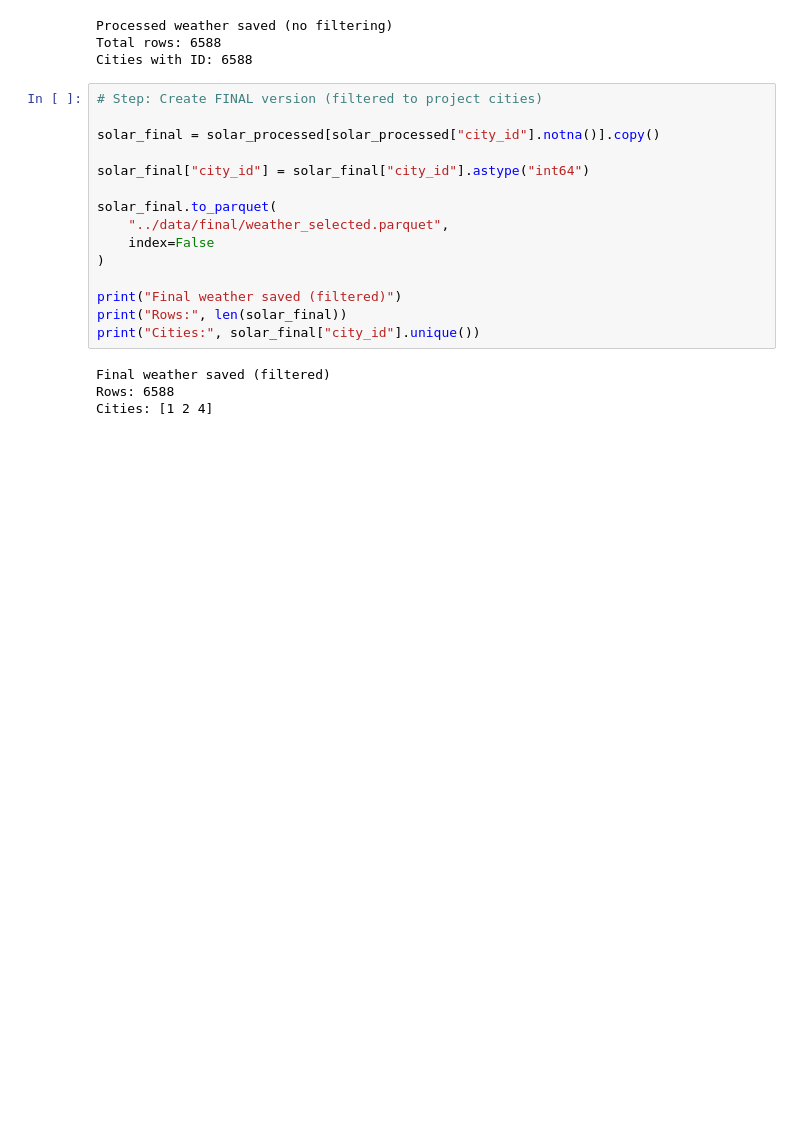
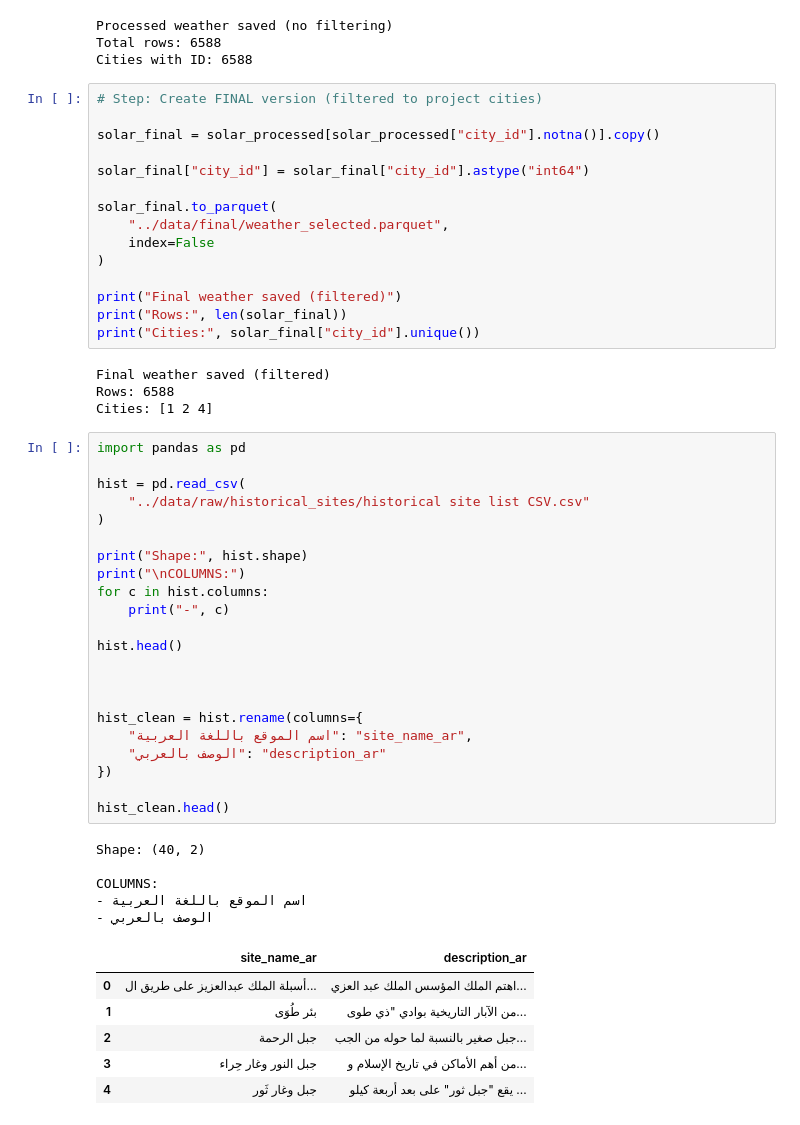
Before and after one commit to MaysAlsalum/DarbakGP, a Jupyter notebook: notebooks/01_exploration.ipynb, the cells around one changed output. Drawn from its saved outputs; the diff is of its cells as text; blank space fills up the shorter version.

```diff
--- a/notebooks/01_exploration.ipynb
+++ b/notebooks/01_exploration.ipynb
@@ -695,3 +695,37 @@ print("Cities:", solar_final["city_id"].unique())
 Final weather saved (filtered)
 Rows: 6588
 Cities: [1 2 4]
+# %%
+import pandas as pd
+
+hist = pd.read_csv(
+    "../data/raw/historical_sites/historical site list CSV.csv"
+)
+
+print("Shape:", hist.shape)
+print("\nCOLUMNS:")
+for c in hist.columns:
+    print("-", c)
+
+hist.head()
+
+
+
+hist_clean = hist.rename(columns={
+    "اسم الموقع باللغة العربية": "site_name_ar",
+    "الوصف بالعربي": "description_ar"
+})
+
+hist_clean.head()
+# %% [output]
+Shape: (40, 2)
+
+COLUMNS:
+- اسم الموقع باللغة العربية
+- الوصف بالعربي
+|  | site_name_ar | description_ar |
+| 0 | أسبلة الملك عبدالعزيز على طريق ال... | اهتم الملك المؤسس الملك عبد العزي... |
+| 1 | بئر طُوَى | من الآبار التاريخية بوادي "ذي طوى... |
+| 2 | جبل الرحمة | جبل صغير بالنسبة لما حوله من الجب... |
+| 3 | جبل النور وغار حِراء | من أهم الأماكن في تاريخ الإسلام و... |
+| 4 | جبل وغار ثَور | يقع "جبل ثور" على بعد أربعة كيلو ... |
```
Also changed, not shown: parts of 5 cells of this notebook, 11 other files.
